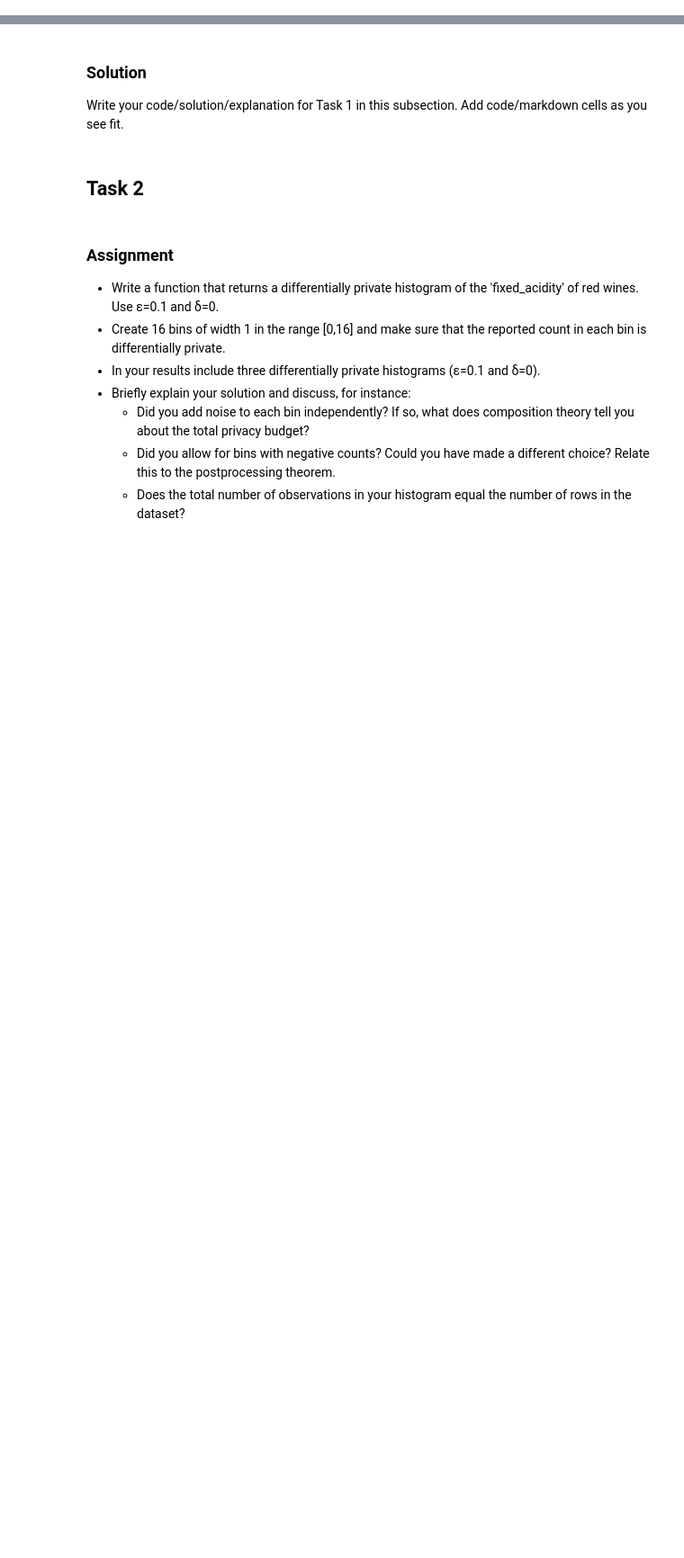
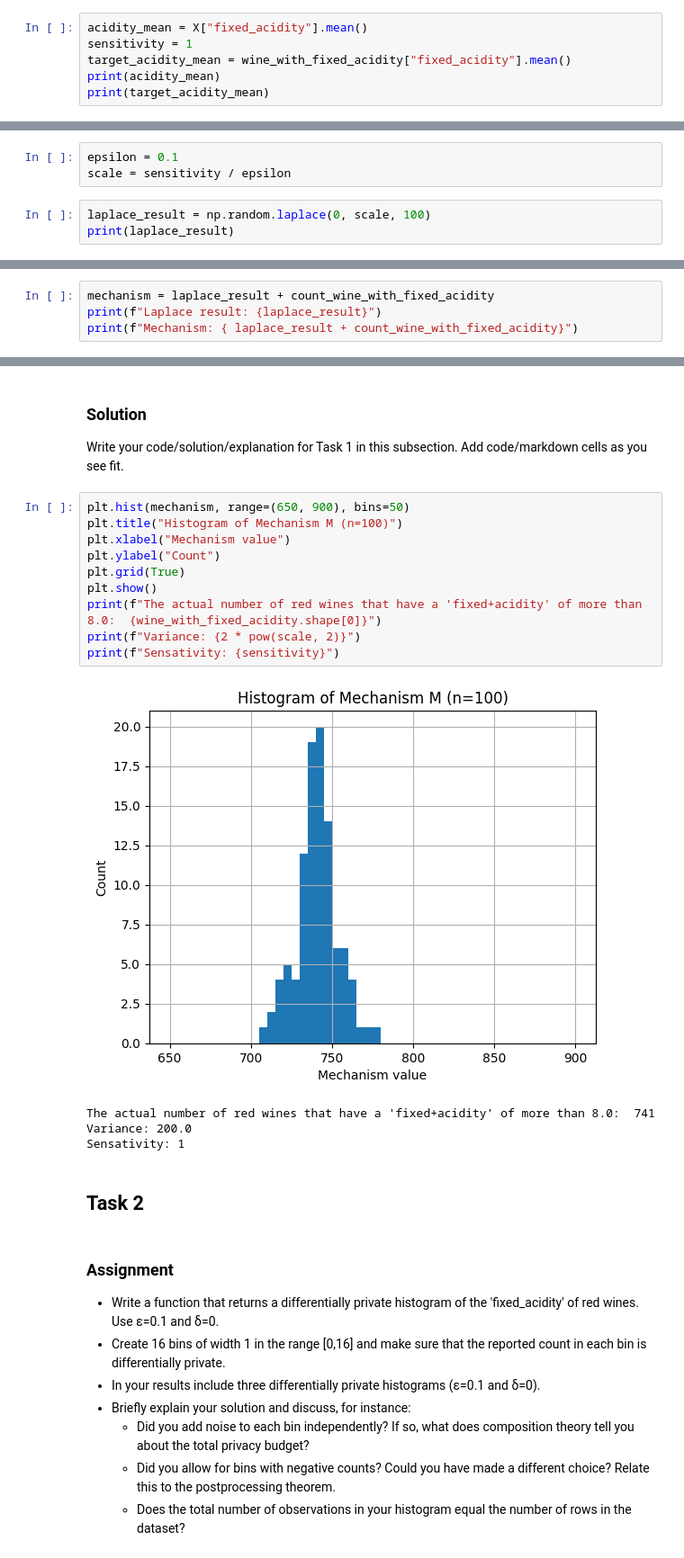
Before and after one commit to hemmeDev/PET-bootcamp, a Jupyter notebook: pet_dp_assignment.ipynb, the cells around one changed output, grey strips where cells are left out. Shown at 90% size. Saved outputs shown, nothing was run; the diff lists cells and outputs as text; blank space fills up the shorter version.

```diff
--- a/pet_dp_assignment.ipynb
+++ b/pet_dp_assignment.ipynb
@@ -77,0 +100,6 @@ print(X.head())
+# %%
+acidity_mean = X["fixed_acidity"].mean()
+sensitivity = 1
+target_acidity_mean = wine_with_fixed_acidity["fixed_acidity"].mean()
+print(acidity_mean)
+print(target_acidity_mean)
@@ -77,0 +109,6 @@ print(X.head())
+# %%
+epsilon = 0.1
+scale = sensitivity / epsilon
+# %%
+laplace_result = np.random.laplace(0, scale, 100)
+print(laplace_result)
@@ -77,0 +136,4 @@ print(X.head())
+# %%
+mechanism = laplace_result + count_wine_with_fixed_acidity
+print(f"Laplace result: {laplace_result}")
+print(f"Mechanism: { laplace_result + count_wine_with_fixed_acidity}")
@@ -79,6 +159,21 @@ print(X.head())
 ### Solution
 
 Write your code/solution/explanation for Task 1 in this subsection. Add code/markdown cells as you see fit.
+# %%
+plt.hist(mechanism, range=(650, 900), bins=50)
+plt.title("Histogram of Mechanism M (n=100)")
+plt.xlabel("Mechanism value")
+plt.ylabel("Count")
+plt.grid(True)
+plt.show()
+print(f"The actual number of red wines that have a 'fixed+acidity' of more than 8.0:  {wine_with_fixed_acidity.shape[0]}")
+print(f"Variance: {2 * pow(scale, 2)}")
+print(f"Sensativity: {sensitivity}")
+# %% [output]
+[figure, added]
+The actual number of red wines that have a 'fixed+acidity' of more than 8.0:  741
+Variance: 200.0
+Sensativity: 1
 # %% [markdown]
 ## Task 2
 # %% [markdown]
```
Also changed, not shown: parts of 12 cells of this notebook.
